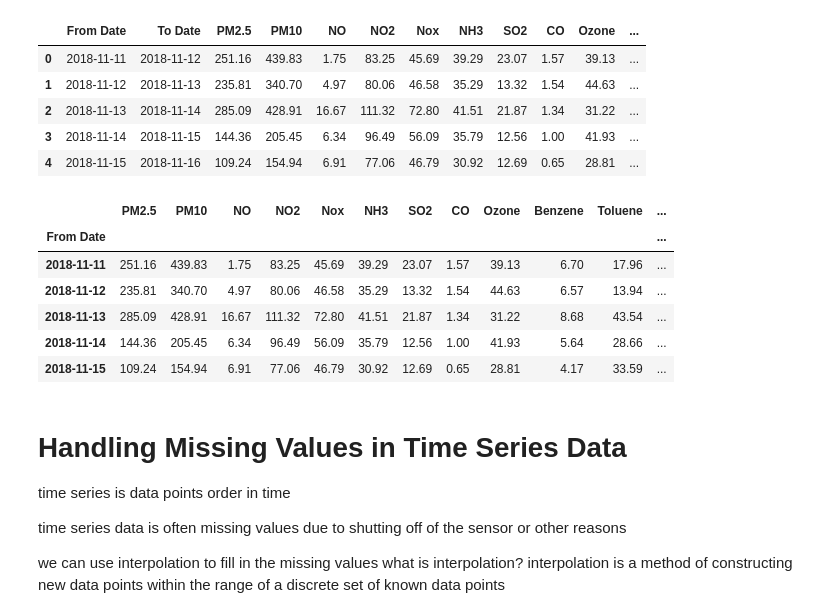
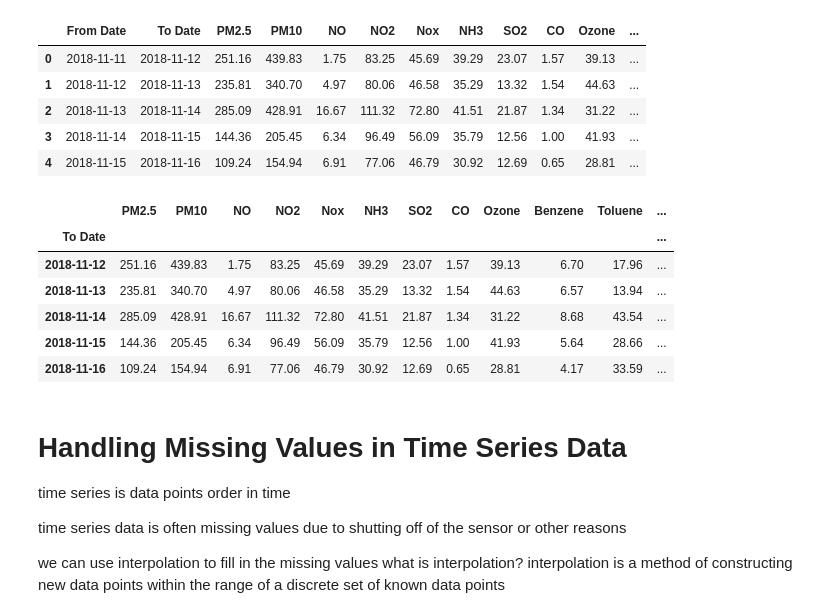
Before and after one commit to TheNobody-12/Ozone-Prediction-AIProject, a Jupyter notebook: OzoneModelTraining .ipynb, the cells around one changed output. Drawn from its saved outputs; the diff is of its cells as text; code cells hidden in the pictures.

```diff
--- a/OzoneModelTraining .ipynb
+++ b/OzoneModelTraining .ipynb
@@ -68,17 +68,17 @@ data.head()
 | 3 | 2018-11-14 | 2018-11-15 | 144.36 | 205.45 | 6.34 | 96.49 | 56.09 | 35.79 | 12.56 | 1.00 | 41.93 | ... |
 | 4 | 2018-11-15 | 2018-11-16 | 109.24 | 154.94 | 6.91 | 77.06 | 46.79 | 30.92 | 12.69 | 0.65 | 28.81 | ... |
 # %%
-aq_df = data.set_index('From Date')
-aq_df.drop(['To Date'], axis=1, inplace=True)
+aq_df = data.set_index('To Date')
+aq_df.drop(['From Date'], axis=1, inplace=True)
 aq_df.head()
 # %% [output]
 |  | PM2.5 | PM10 | NO | NO2 | Nox | NH3 | SO2 | CO | Ozone | Benzene | Toluene | ... |
-| From Date |  |  |  |  |  |  |  |  |  |  |  | ... |
-| 2018-11-11 | 251.16 | 439.83 | 1.75 | 83.25 | 45.69 | 39.29 | 23.07 | 1.57 | 39.13 | 6.70 | 17.96 | ... |
-| 2018-11-12 | 235.81 | 340.70 | 4.97 | 80.06 | 46.58 | 35.29 | 13.32 | 1.54 | 44.63 | 6.57 | 13.94 | ... |
-| 2018-11-13 | 285.09 | 428.91 | 16.67 | 111.32 | 72.80 | 41.51 | 21.87 | 1.34 | 31.22 | 8.68 | 43.54 | ... |
-| 2018-11-14 | 144.36 | 205.45 | 6.34 | 96.49 | 56.09 | 35.79 | 12.56 | 1.00 | 41.93 | 5.64 | 28.66 | ... |
-| 2018-11-15 | 109.24 | 154.94 | 6.91 | 77.06 | 46.79 | 30.92 | 12.69 | 0.65 | 28.81 | 4.17 | 33.59 | ... |
+| To Date |  |  |  |  |  |  |  |  |  |  |  | ... |
+| 2018-11-12 | 251.16 | 439.83 | 1.75 | 83.25 | 45.69 | 39.29 | 23.07 | 1.57 | 39.13 | 6.70 | 17.96 | ... |
+| 2018-11-13 | 235.81 | 340.70 | 4.97 | 80.06 | 46.58 | 35.29 | 13.32 | 1.54 | 44.63 | 6.57 | 13.94 | ... |
+| 2018-11-14 | 285.09 | 428.91 | 16.67 | 111.32 | 72.80 | 41.51 | 21.87 | 1.34 | 31.22 | 8.68 | 43.54 | ... |
+| 2018-11-15 | 144.36 | 205.45 | 6.34 | 96.49 | 56.09 | 35.79 | 12.56 | 1.00 | 41.93 | 5.64 | 28.66 | ... |
+| 2018-11-16 | 109.24 | 154.94 | 6.91 | 77.06 | 46.79 | 30.92 | 12.69 | 0.65 | 28.81 | 4.17 | 33.59 | ... |
 # %% [markdown]
 # Handling Missing Values in Time Series Data
 
```
Also changed, not shown: parts of 20 cells of this notebook, 1 other file.
